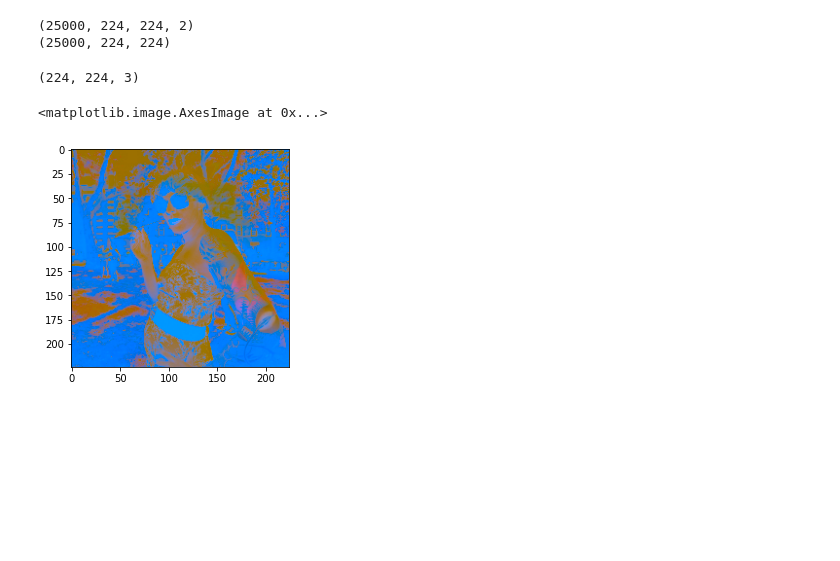
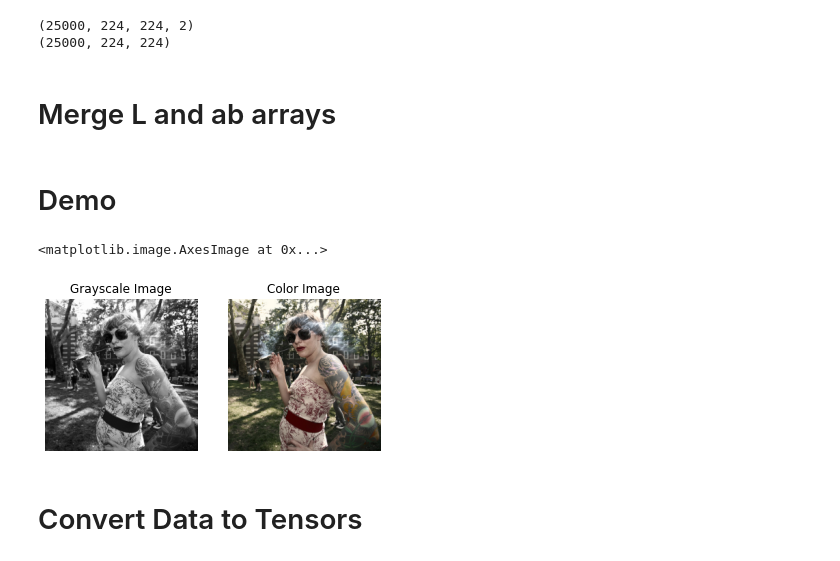
Before and after one commit to alexchandler100/MAT_180, a Jupyter notebook: colorized/demo/forward_process.ipynb, the cells around one changed output. Cells and saved outputs as stored; diff of their text form; code cells hidden in the pictures; blank space fills up the shorter version.

```diff
--- a/colorized/demo/forward_process.ipynb
+++ b/colorized/demo/forward_process.ipynb
@@ -24,12 +25,35 @@ print(l.shape)
 # %% [output]
 (25000, 224, 224, 2)
 (25000, 224, 224)
+# %% [markdown]
+# Merge L and ab arrays
+# %%
+def createLab(n=5):
+    lab = np.zeros((n,224,224,3))
+
+    lab[:,:,:,0] = l[0:n:]
+    lab[:,:,:,1:] = ab[0:n:]
+
+    return lab.astype("uint8")
+# %% [markdown]
+# Demo
 # %%
-img_lab = np.concatenate((ab[0],l[0][:,:,None]),axis=2)
-print(img_lab.shape)
+#img_lab = np.concatenate((ab[0],l[0][:,:,None]),axis=2)
+lab = createLab(1)
+img_lab = lab[0]
+
+fig = plt.figure()
+fig1 = fig.add_subplot(1, 2, 1)
+fig1.title.set_text("Grayscale Image")
+plt.axis('off')
+plt.imshow(img_lab[:,:,0], cmap='gray')
+fig2 = fig.add_subplot(1, 2, 2)
+fig2.title.set_text("Color Image")
+plt.axis('off')
 plt.imshow(cvtColor(img_lab,COLOR_LAB2RGB))
 # %% [output]
-(224, 224, 3)
+<matplotlib.image.AxesImage at 0x...>
-<matplotlib.image.AxesImage at 0x...>
-[figure, old version]
+[figure, new version]
+# %% [markdown]
+# Convert Data to Tensors
 # %%
```
Also changed, not shown: parts of 2 cells of this notebook.
